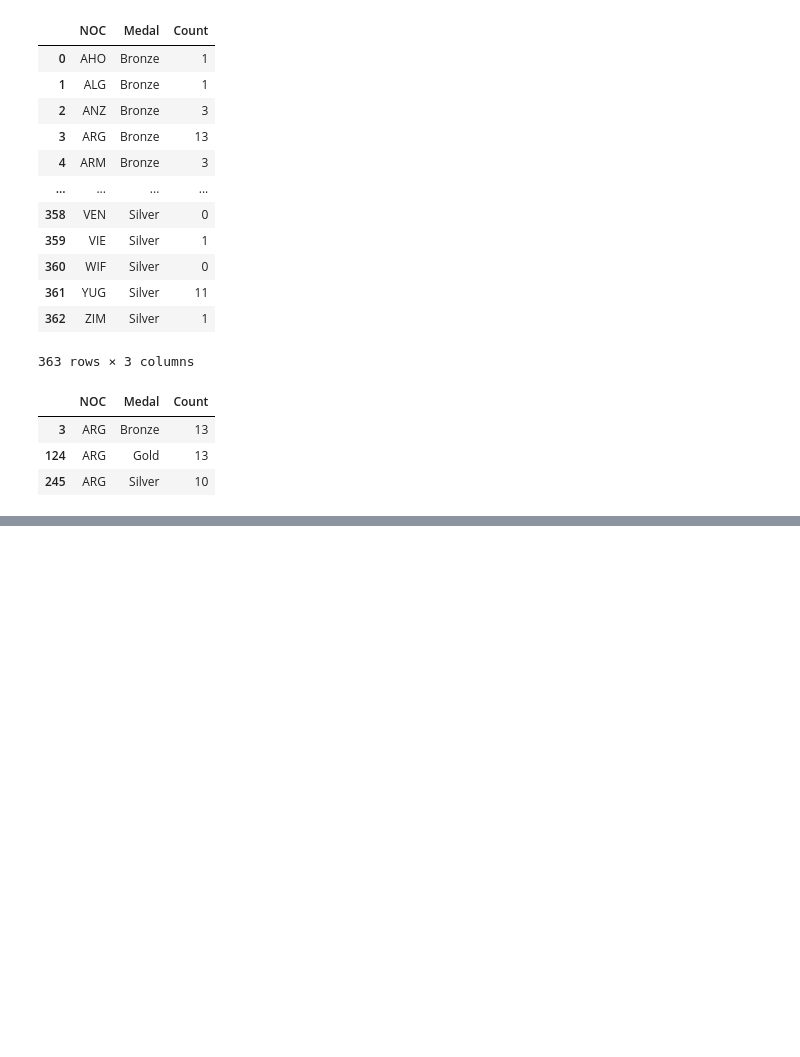
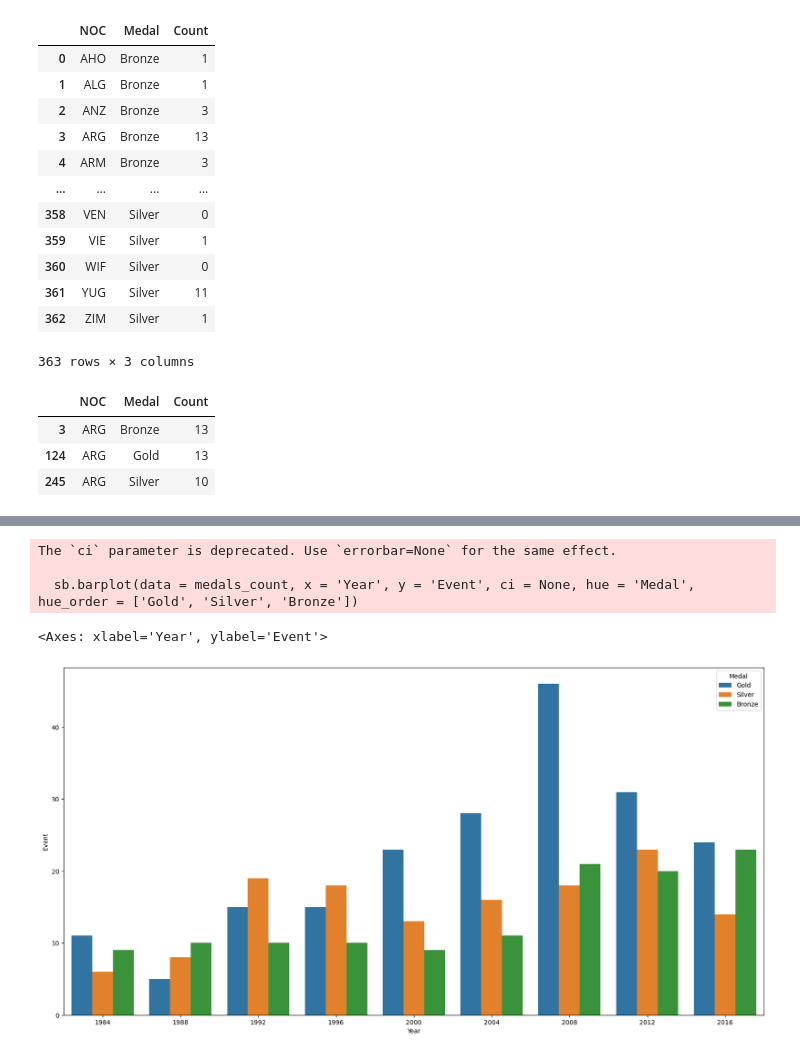
Before and after one commit to oscargbocanegra/learning, a Jupyter notebook: MachineLearning/c-udemy-analisis-datos-python-3/notebooks/04-manipulacion-datos-pandas.ipynb, the cells around one changed output, grey strips where cells are left out. Drawn from its saved outputs; the diff is of its cells as text; code cells hidden in the pictures; blank space fills up the shorter version.

```diff
--- a/MachineLearning/c-udemy-analisis-datos-python-3/notebooks/04-manipulacion-datos-pandas.ipynb
+++ b/MachineLearning/c-udemy-analisis-datos-python-3/notebooks/04-manipulacion-datos-pandas.ipynb
@@ -1201,0 +1290,10 @@ medals_melt.query('NOC == "ARG"')
+# %%
+# Separando el grafico por medallas.
+plt.figure(figsize = (20, 10))
+sb.barplot(data = medals_count, x = 'Year', y = 'Event', ci = None, hue = 'Medal', hue_order = ['Gold', 'Silver', 'Bronze'])
+# %% [output]
+The `ci` parameter is deprecated. Use `errorbar=None` for the same effect.
+
+  sb.barplot(data = medals_count, x = 'Year', y = 'Event', ci = None, hue = 'Medal', hue_order = ['Gold', 'Silver', 'Bronze'])
+<Axes: xlabel='Year', ylabel='Event'>
+[figure, added]
```
Also changed, not shown: parts of 7 cells of this notebook.
